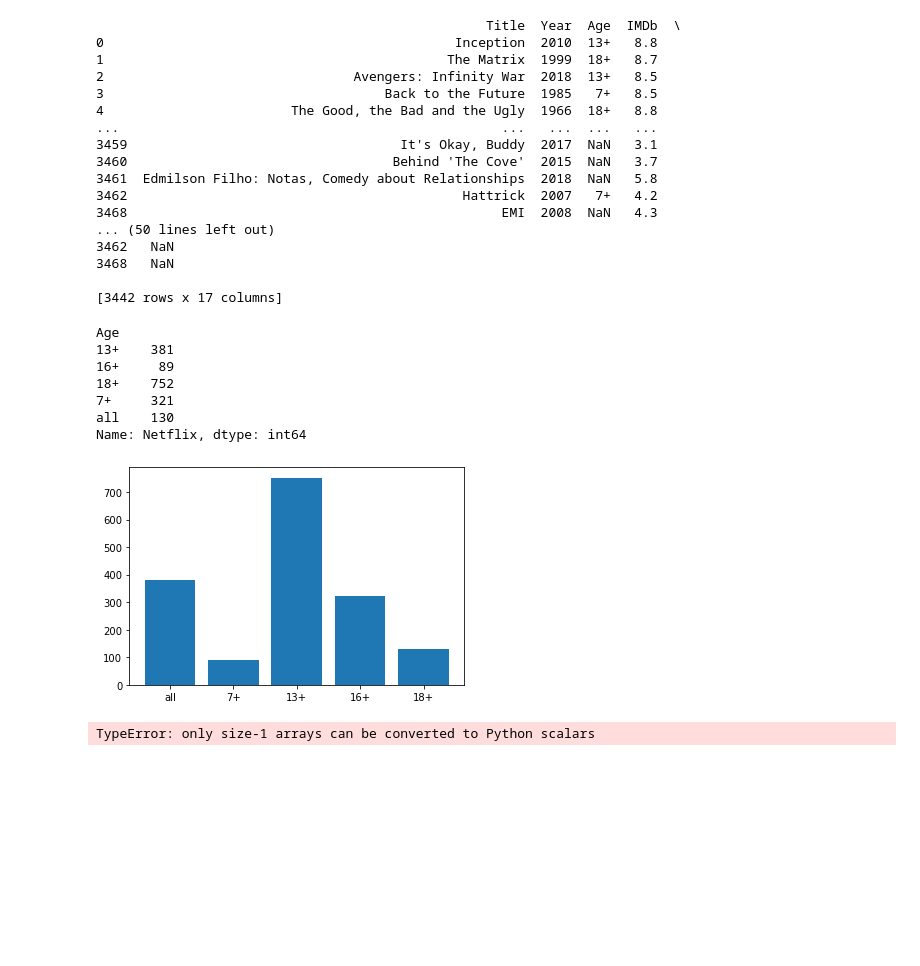
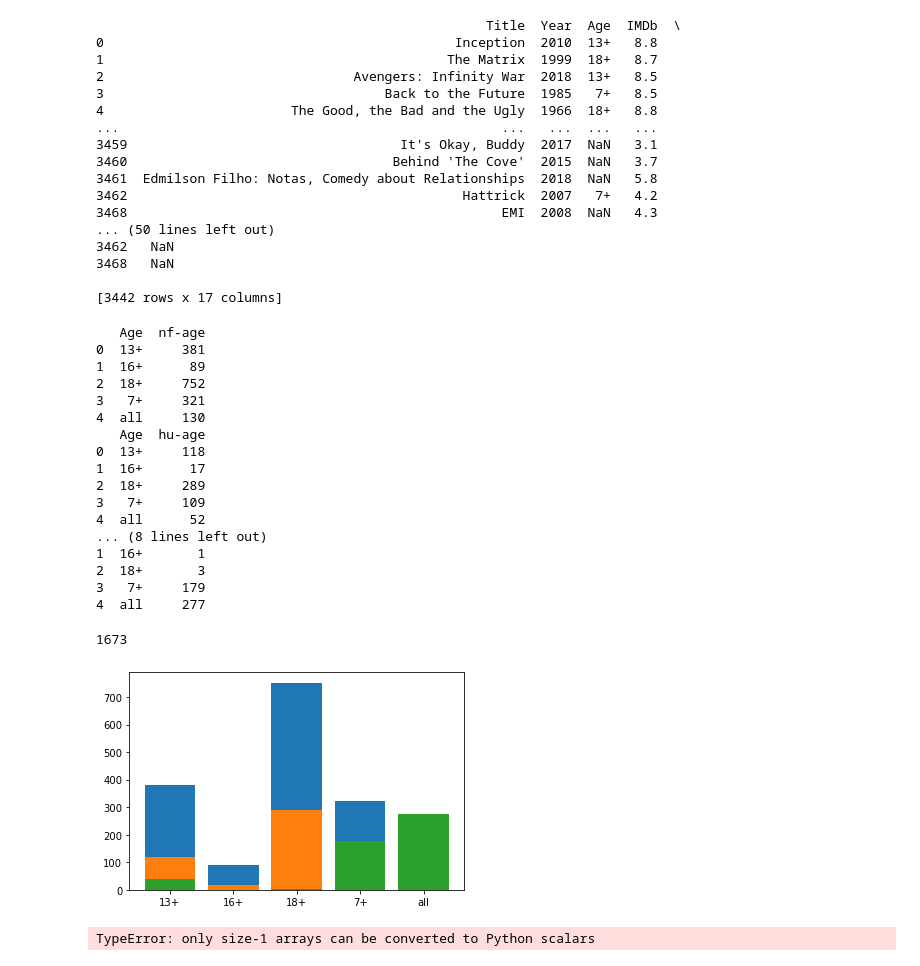
Before and after one commit to jtslater2/old_fashioned, a Jupyter notebook: Scripts/mpaa.ipynb, the cells around one changed output. Drawn from its saved outputs; the diff is of its cells as text; code cells hidden in the pictures; blank space fills up the shorter version.

Commit message:
12:00 save - some bar graphs working

```diff
--- a/Scripts/mpaa.ipynb
+++ b/Scripts/mpaa.ipynb
@@ -93,20 +93,51 @@ test5_df = test_df.loc[(test_df["Disney+"] == "1")]
 3468   NaN
 
 [3442 rows x 17 columns]
-# %%
-s2 = test2_df.groupby("Age")["Netflix"].count()
-s2
-plt.bar(age_sets2,s2)
-s2
-# %% [output]
-Age
-13+    381
-16+     89
-18+    752
-7+     321
-all    130
-Name: Netflix, dtype: int64
-[figure, removed]
+# %%
+s2 = test2_df.groupby("Age")["Netflix"].count()
+s2 = test2_df.groupby("Age")["Netflix"].count().to_frame(name = "nf-age").reset_index()
+s3 = test3_df.groupby("Age")["Hulu"].count().to_frame(name = "hu-age").reset_index()
+s4 = test4_df.groupby("Age")["Prime Video"].count().to_frame(name = "pv-age").reset_index()
+s5 = test5_df.groupby("Age")["Disney+"].count().to_frame(name = "di-age").reset_index()
+
+
+
+
+
+
+#plt.bar(s2["age"],s2["nf-age"])
+s2
+plt.bar(s2["Age"],s2["nf-age"])
+plt.bar(s2["Age"],s3["hu-age"])
+#plt.bar(s2["Age"],s4["pv-age"])
+plt.bar(s2["Age"],s5["di-age"])
+
+print(s2)
+print(s3)
+print(s4)
+print(s5)
+dd = s2["nf-age"].sum()
+dd
+# %% [output]
+   Age  nf-age
+0  13+     381
+1  16+      89
+2  18+     752
+3   7+     321
+4  all     130
+   Age  hu-age
+0  13+     118
+1  16+      17
+2  18+     289
+3   7+     109
+4  all      52
+... (8 lines left out)
+1  16+       1
+2  18+       3
+3   7+     179
+4  all     277
+1673
+[figure, added]
 # %%
 s2 = test2_df.groupby("Age")["Netflix"].count()
 s3 = test2_df.groupby("Age")["Hulu"].count()
```
